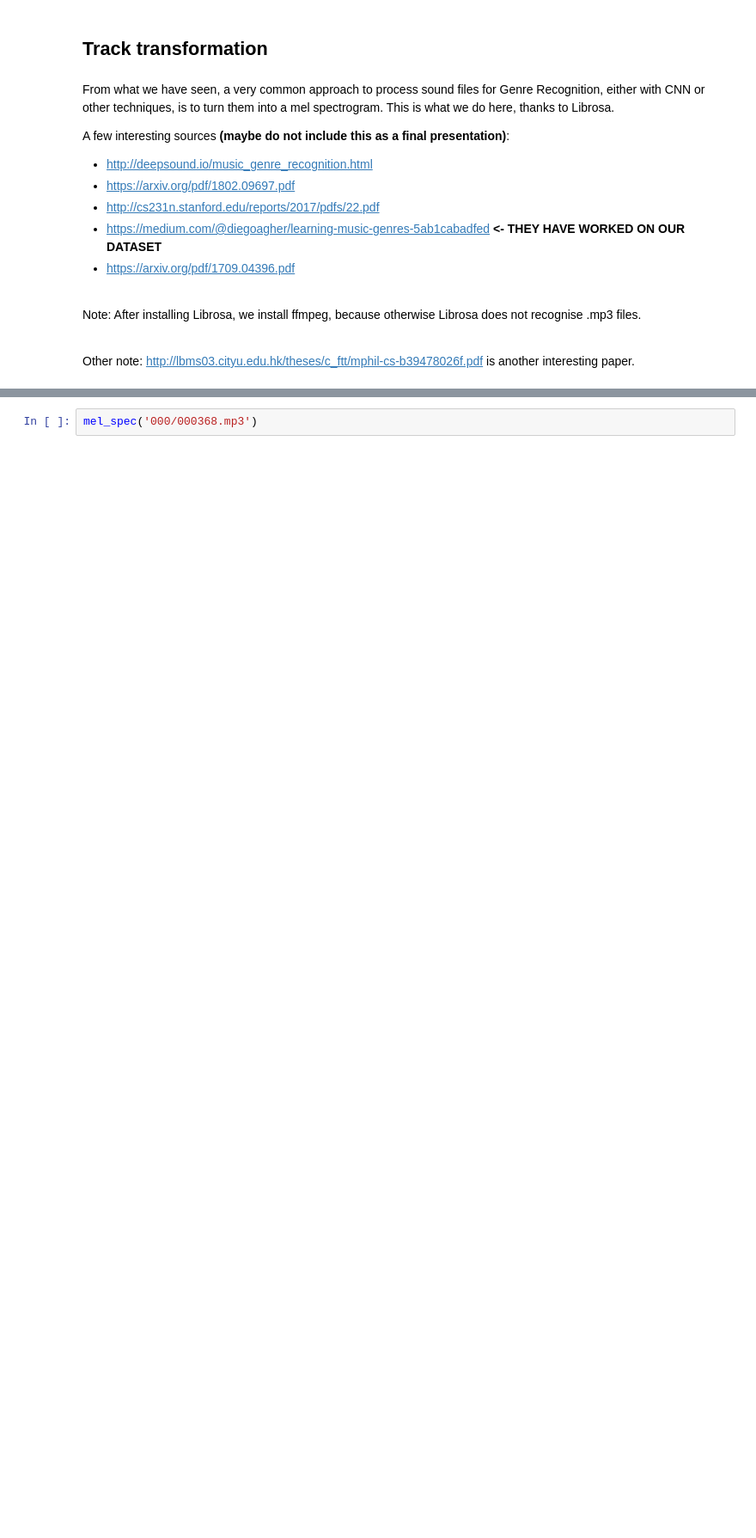
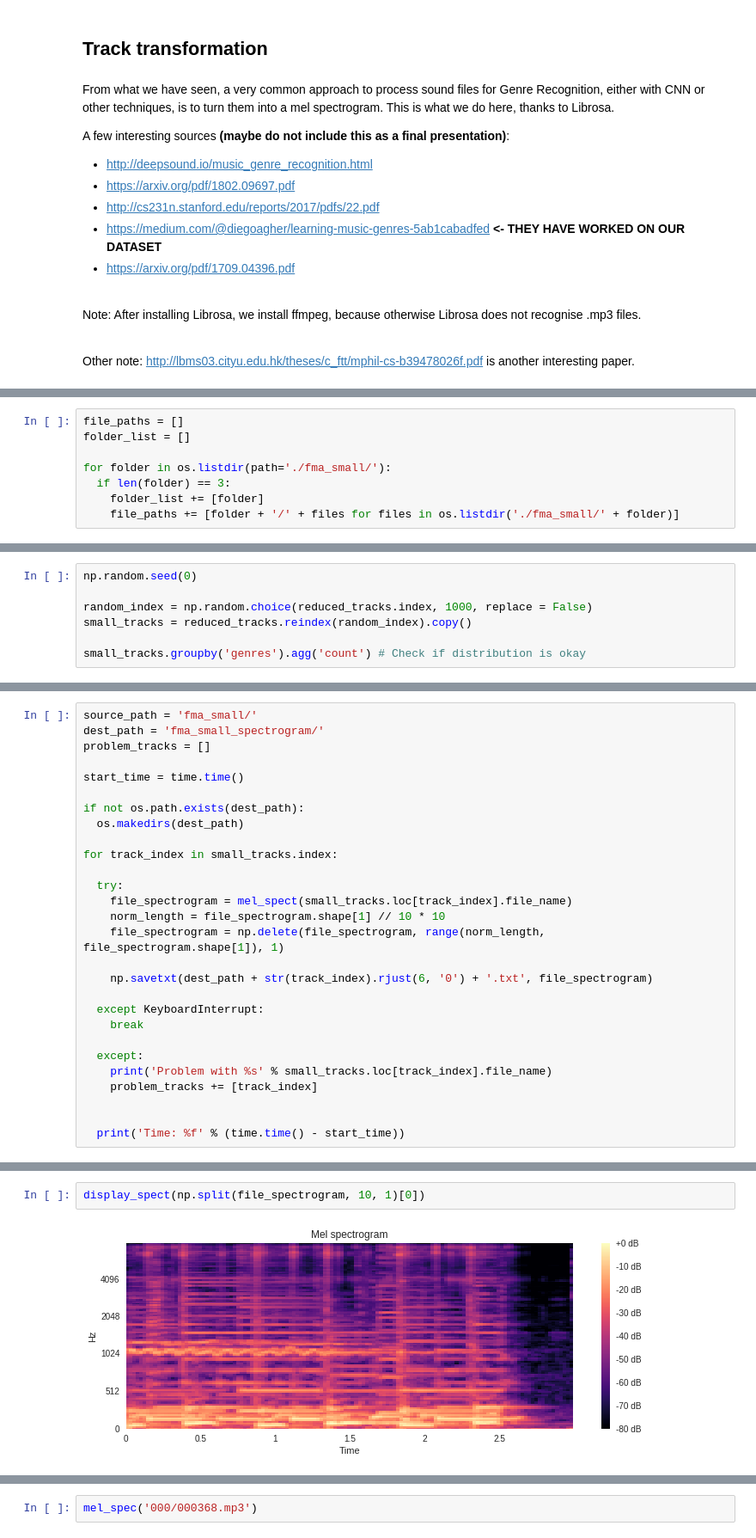
Before and after one commit to Jane1118/music-genre-finder, a Jupyter notebook: music_genre_finder.ipynb, the cells around one changed output, grey strips where cells are left out. Shown: that part at 86% size. Cells and saved outputs as stored; diff of their text form; blank space fills up the shorter version.

Commit message:
End of data pre-processing, start the model!

```diff
--- a/music_genre_finder.ipynb
+++ b/music_genre_finder.ipynb
@@ -257 +249,9 @@ import matplotlib.pyplot as plt
+# %%
+file_paths = []
+folder_list = []
+
+for folder in os.listdir(path='./fma_small/'):
+  if len(folder) == 3:
+    folder_list += [folder]
+    file_paths += [folder + '/' + files for files in os.listdir('./fma_small/' + folder)]
 # %%
@@ -273,0 +338,7 @@ def mel_spec(file_name, display = True):
+# %%
+np.random.seed(0)
+
+random_index = np.random.choice(reduced_tracks.index, 1000, replace = False)
+small_tracks = reduced_tracks.reindex(random_index).copy()
+
+small_tracks.groupby('genres').agg('count') # Check if distribution is okay
@@ -273,0 +367,28 @@ def mel_spec(file_name, display = True):
+# %%
+source_path = 'fma_small/'
+dest_path = 'fma_small_spectrogram/'
+problem_tracks = []
+
+start_time = time.time()
+
+if not os.path.exists(dest_path):
+  os.makedirs(dest_path)
+
+for track_index in small_tracks.index:
+
+  try:
+    file_spectrogram = mel_spect(small_tracks.loc[track_index].file_name)
+    norm_length = file_spectrogram.shape[1] // 10 * 10
+    file_spectrogram = np.delete(file_spectrogram, range(norm_length, file_spectrogram.shape[1]), 1)
+
+    np.savetxt(dest_path + str(track_index).rjust(6, '0') + '.txt', file_spectrogram)
+
+  except KeyboardInterrupt:
+    break
+
+  except:
+    print('Problem with %s' % small_tracks.loc[track_index].file_name)
+    problem_tracks += [track_index]
+
+
+  print('Time: %f' % (time.time() - start_time))
@@ -273,0 +515,4 @@ def mel_spec(file_name, display = True):
+# %%
+display_spect(np.split(file_spectrogram, 10, 1)[0])
+# %% [output]
+[figure, added]
```
Also changed, not shown: parts of 42 cells of this notebook, 2 other files.
